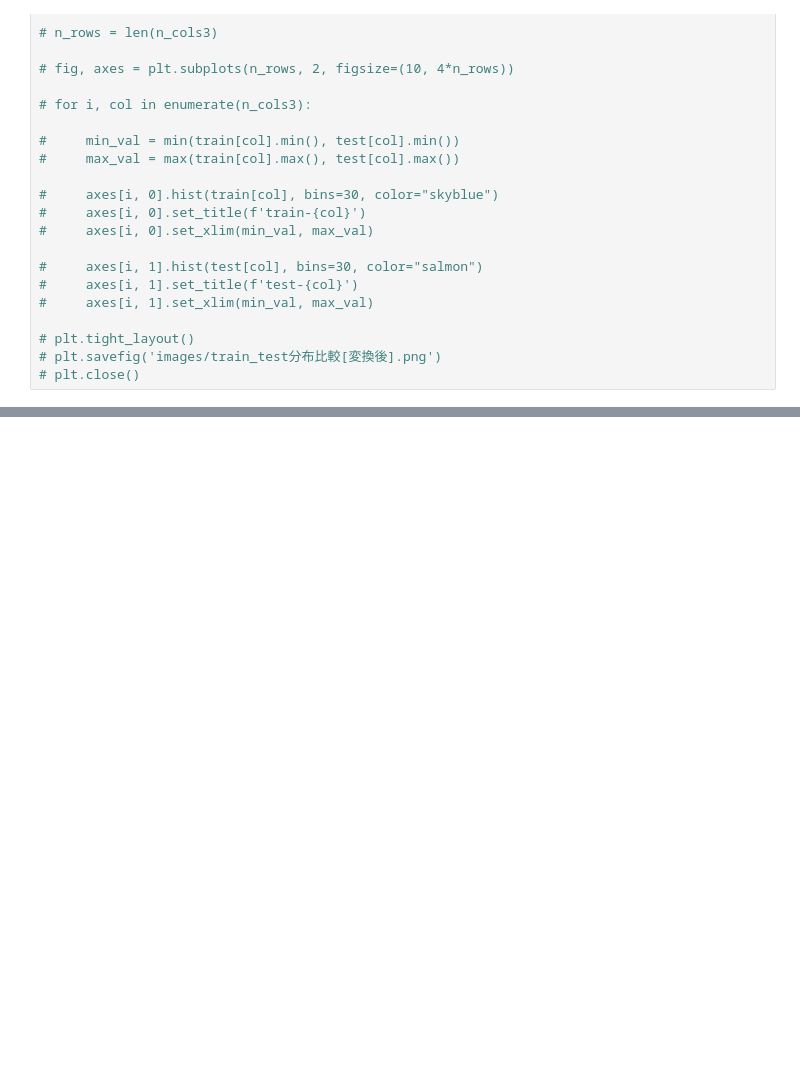
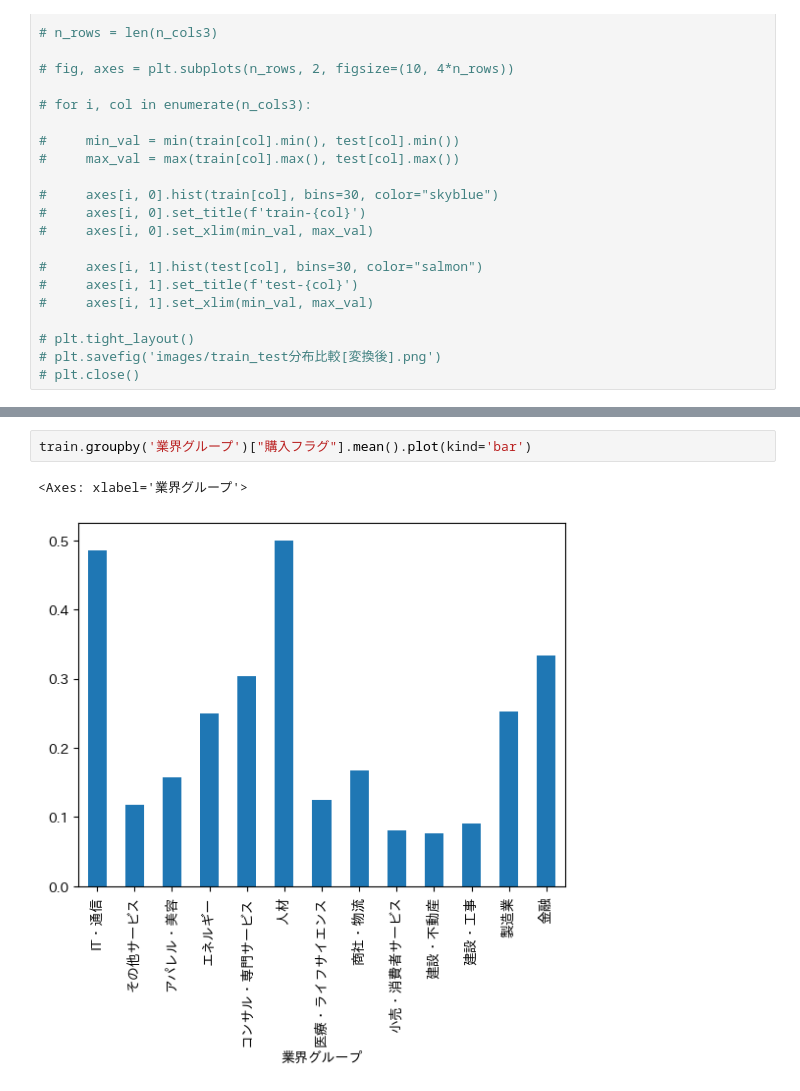
Before and after one commit to saitooo376/student_cup_2026, a Jupyter notebook: notebooks/01_EDA.ipynb, the cells around one changed output, grey strips where cells are left out. Saved outputs shown, nothing was run; the diff lists cells and outputs as text; blank space fills up the shorter version.

```diff
--- a/notebooks/01_EDA.ipynb
+++ b/notebooks/01_EDA.ipynb
@@ -497,0 +495,5 @@ train["業界"].value_counts().to_frame()
+# %%
+train.groupby('業界グループ')["購入フラグ"].mean().plot(kind='bar')
+# %% [output]
+<Axes: xlabel='業界グループ'>
+[figure, added]
```
Also changed, not shown: parts of 2 cells of this notebook, 3 other files.
